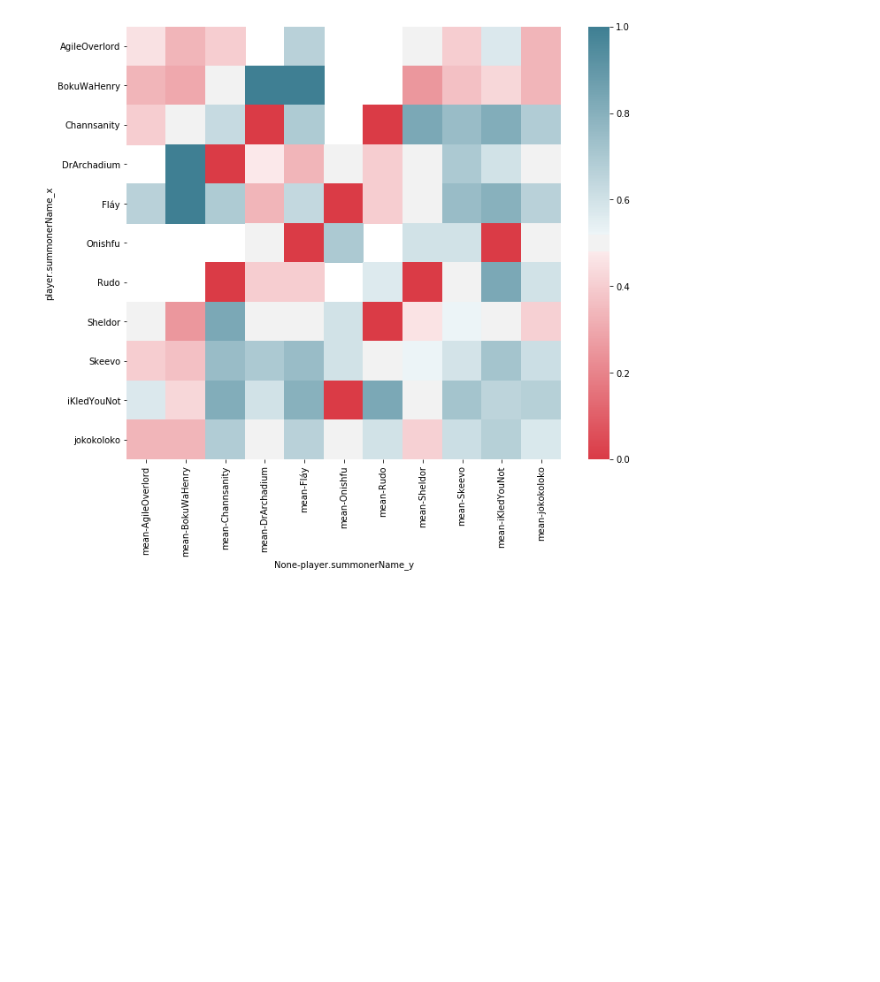
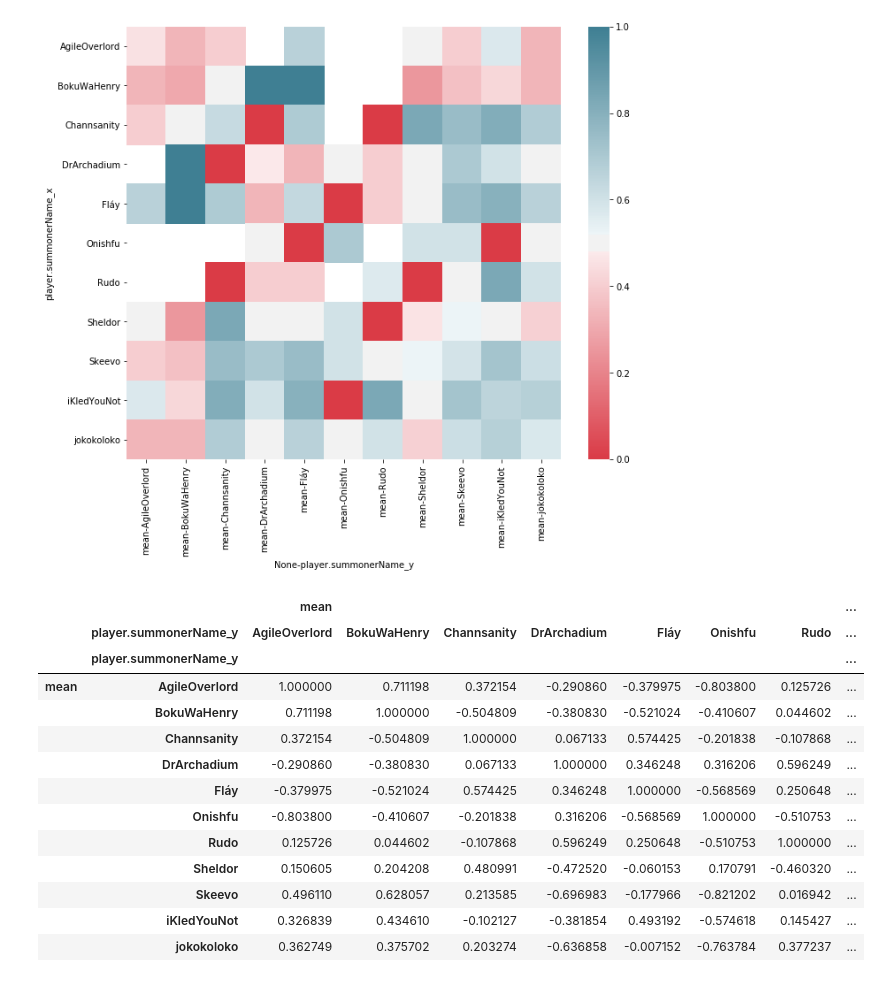
Before and after one commit to itozapata/league-notebooks, a Jupyter notebook: Win Rate Heatmap.ipynb, the cells around one changed output. Saved outputs shown, nothing was run; the diff lists cells and outputs as text; code cells hidden in the pictures; blank space fills up the shorter version.

```diff
--- a/Win Rate Heatmap.ipynb
+++ b/Win Rate Heatmap.ipynb
@@ -194,0 +197,17 @@ sns.heatmap(win_rate_pivot_table, cmap=cmap)
+# %%
+win_rate_pivot_table.corr()
+# %% [output]
+|  |  | mean |  |  |  |  |  |  | ... |
+|  | player.summonerName_y | AgileOverlord | BokuWaHenry | Channsanity | DrArchadium | Fláy | Onishfu | Rudo | ... |
+|  | player.summonerName_y |  |  |  |  |  |  |  | ... |
+| mean | AgileOverlord | 1.000000 | 0.711198 | 0.372154 | -0.290860 | -0.379975 | -0.803800 | 0.125726 | ... |
+|  | BokuWaHenry | 0.711198 | 1.000000 | -0.504809 | -0.380830 | -0.521024 | -0.410607 | 0.044602 | ... |
+|  | Channsanity | 0.372154 | -0.504809 | 1.000000 | 0.067133 | 0.574425 | -0.201838 | -0.107868 | ... |
+|  | DrArchadium | -0.290860 | -0.380830 | 0.067133 | 1.000000 | 0.346248 | 0.316206 | 0.596249 | ... |
+|  | Fláy | -0.379975 | -0.521024 | 0.574425 | 0.346248 | 1.000000 | -0.568569 | 0.250648 | ... |
+|  | Onishfu | -0.803800 | -0.410607 | -0.201838 | 0.316206 | -0.568569 | 1.000000 | -0.510753 | ... |
+|  | Rudo | 0.125726 | 0.044602 | -0.107868 | 0.596249 | 0.250648 | -0.510753 | 1.000000 | ... |
+|  | Sheldor | 0.150605 | 0.204208 | 0.480991 | -0.472520 | -0.060153 | 0.170791 | -0.460320 | ... |
+|  | Skeevo | 0.496110 | 0.628057 | 0.213585 | -0.696983 | -0.177966 | -0.821202 | 0.016942 | ... |
+|  | iKledYouNot | 0.326839 | 0.434610 | -0.102127 | -0.381854 | 0.493192 | -0.574618 | 0.145427 | ... |
+|  | jokokoloko | 0.362749 | 0.375702 | 0.203274 | -0.636858 | -0.007152 | -0.763784 | 0.377237 | ... |
```
Also changed, not shown: parts of 10 cells of this notebook, 1 other file.
